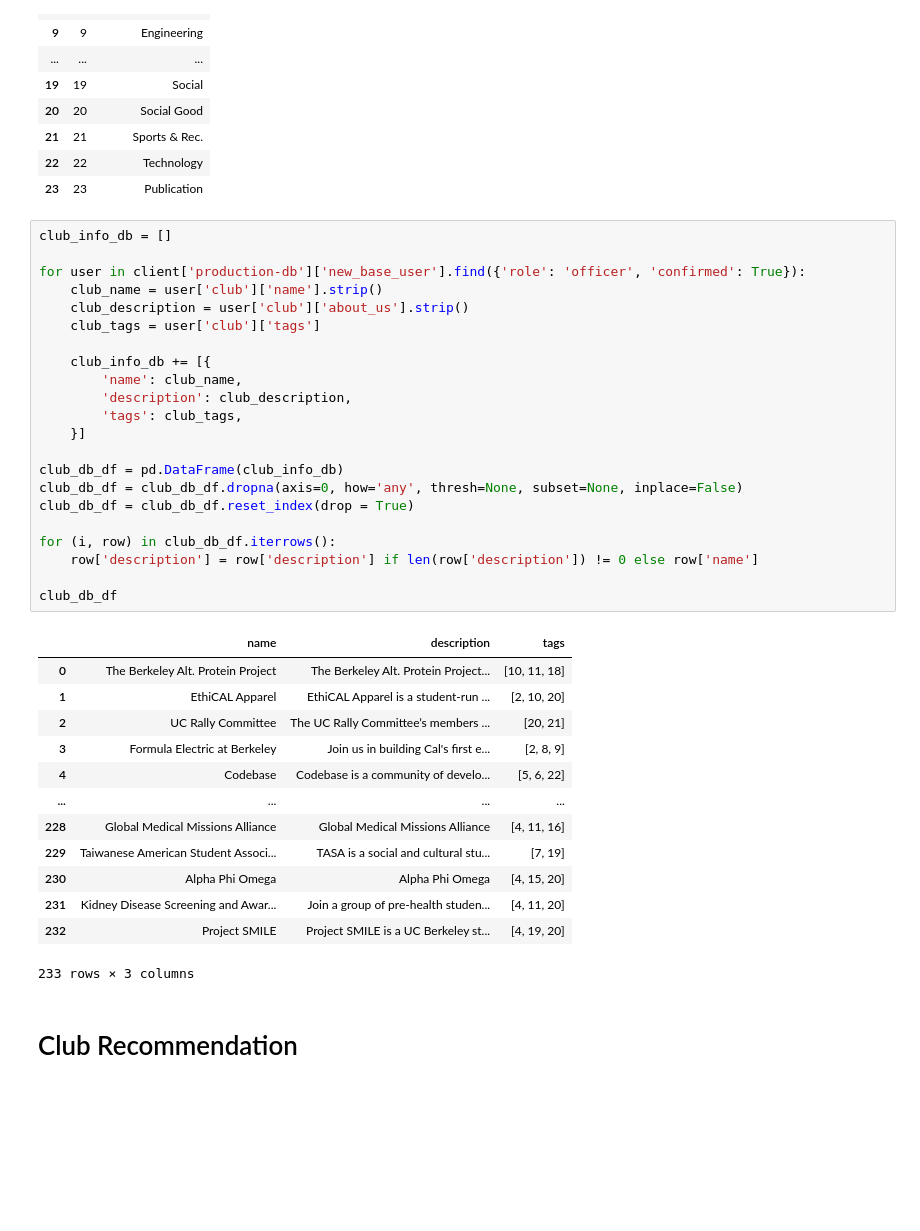
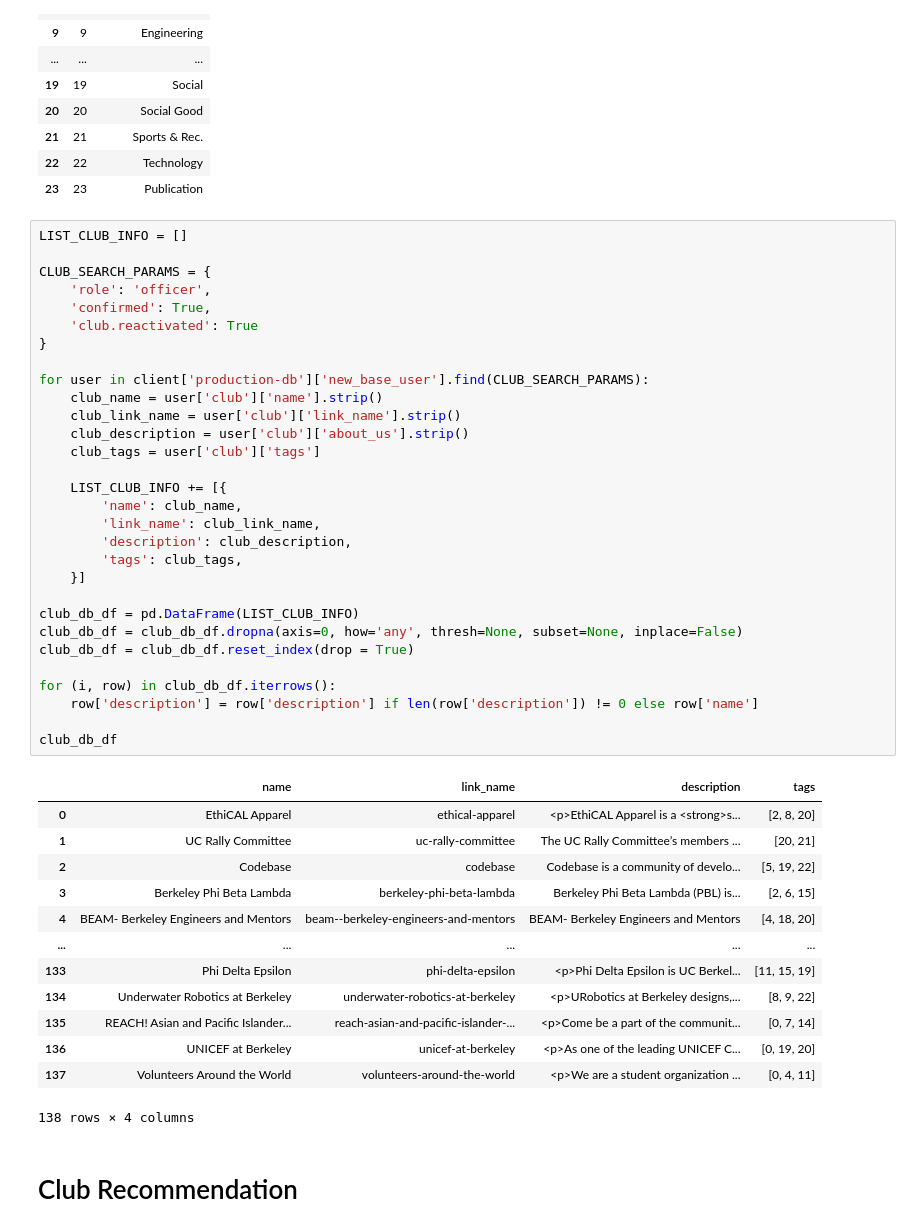
Before and after one commit to sproul-club/sc-notebook, a Jupyter notebook: Generic Club Recommendations.ipynb, the cells around one changed output. Drawn from its saved outputs; the diff is of its cells as text; blank space fills up the shorter version.

```diff
--- a/Generic Club Recommendations.ipynb
+++ b/Generic Club Recommendations.ipynb
@@ -147,41 +158,49 @@ all_club_tags_df.head(25)
 | 22 | 22 | Technology |
 | 23 | 23 | Publication |
 # %%
-club_info_db = []
+LIST_CLUB_INFO = []
 
-for user in client['production-db']['new_base_user'].find({'role': 'officer', 'confirmed': True}):
+CLUB_SEARCH_PARAMS = {
+    'role': 'officer',
+    'confirmed': True,
+    'club.reactivated': True
+}
+
+for user in client['production-db']['new_base_user'].find(CLUB_SEARCH_PARAMS):
     club_name = user['club']['name'].strip()
+    club_link_name = user['club']['link_name'].strip()
     club_description = user['club']['about_us'].strip()
     club_tags = user['club']['tags']
 
-    club_info_db += [{
+    LIST_CLUB_INFO += [{
         'name': club_name,
+        'link_name': club_link_name,
         'description': club_description,
         'tags': club_tags,
     }]
 
-club_db_df = pd.DataFrame(club_info_db)
+club_db_df = pd.DataFrame(LIST_CLUB_INFO)
 club_db_df = club_db_df.dropna(axis=0, how='any', thresh=None, subset=None, inplace=False)
 club_db_df = club_db_df.reset_index(drop = True)
 
 for (i, row) in club_db_df.iterrows():
     row['description'] = row['description'] if len(row['description']) != 0 else row['name']
 
 club_db_df
 # %% [output]
-|  | name | description | tags |
-| 0 | The Berkeley Alt. Protein Project | The Berkeley Alt. Protein Project... | [10, 11, 18] |
-| 1 | EthiCAL Apparel | EthiCAL Apparel is a student-run ... | [2, 10, 20] |
-| 2 | UC Rally Committee | The UC Rally Committee’s members ... | [20, 21] |
-| 3 | Formula Electric at Berkeley | Join us in building Cal's first e... | [2, 8, 9] |
-| 4 | Codebase | Codebase is a community of develo... | [5, 6, 22] |
-| ... | ... | ... | ... |
-| 228 | Global Medical Missions Alliance | Global Medical Missions Alliance | [4, 11, 16] |
-| 229 | Taiwanese American Student Associ... | TASA is a social and cultural stu... | [7, 19] |
-| 230 | Alpha Phi Omega | Alpha Phi Omega | [4, 15, 20] |
-| 231 | Kidney Disease Screening and Awar... | Join a group of pre-health studen... | [4, 11, 20] |
-| 232 | Project SMILE | Project SMILE is a UC Berkeley st... | [4, 19, 20] |
+|  | name | link_name | description | tags |
+| 0 | EthiCAL Apparel | ethical-apparel | <p>EthiCAL Apparel is a <strong>s... | [2, 8, 20] |
+| 1 | UC Rally Committee | uc-rally-committee | The UC Rally Committee’s members ... | [20, 21] |
+| 2 | Codebase | codebase | Codebase is a community of develo... | [5, 19, 22] |
+| 3 | Berkeley Phi Beta Lambda | berkeley-phi-beta-lambda | Berkeley Phi Beta Lambda (PBL) is... | [2, 6, 15] |
+| 4 | BEAM- Berkeley Engineers and Mentors | beam--berkeley-engineers-and-mentors | BEAM- Berkeley Engineers and Mentors | [4, 18, 20] |
+| ... | ... | ... | ... | ... |
+| 133 | Phi Delta Epsilon | phi-delta-epsilon | <p>Phi Delta Epsilon is UC Berkel... | [11, 15, 19] |
+| 134 | Underwater Robotics at Berkeley | underwater-robotics-at-berkeley | <p>URobotics at Berkeley designs,... | [8, 9, 22] |
+| 135 | REACH! Asian and Pacific Islander... | reach-asian-and-pacific-islander-... | <p>Come be a part of the communit... | [0, 7, 14] |
+| 136 | UNICEF at Berkeley | unicef-at-berkeley | <p>As one of the leading UNICEF C... | [0, 19, 20] |
+| 137 | Volunteers Around the World | volunteers-around-the-world | <p>We are a student organization ... | [0, 4, 11] |
-233 rows × 3 columns
+138 rows × 4 columns
 # %% [markdown]
 # Club Recommendation
 # %% [markdown]
```
Also changed, not shown: parts of 61 cells of this notebook, 2 other files.
